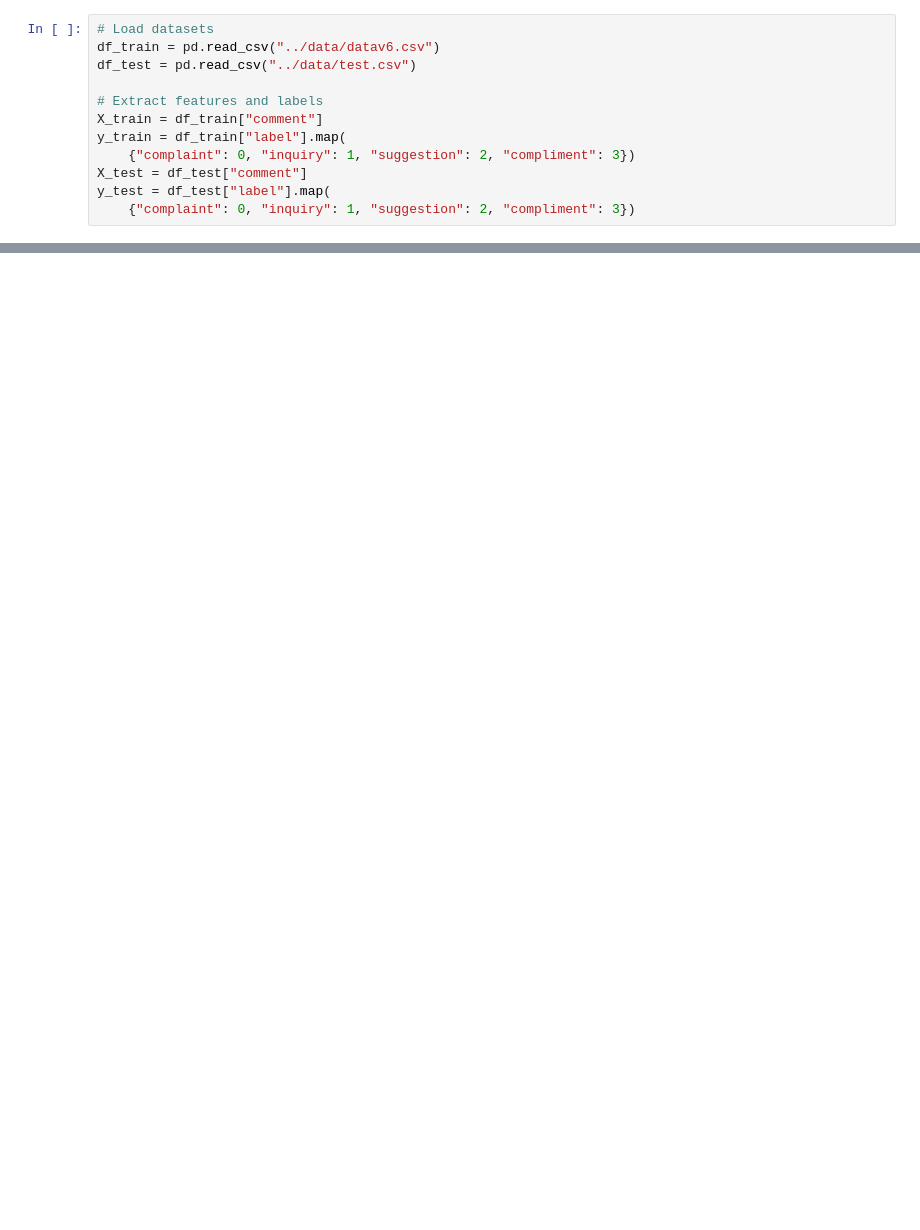
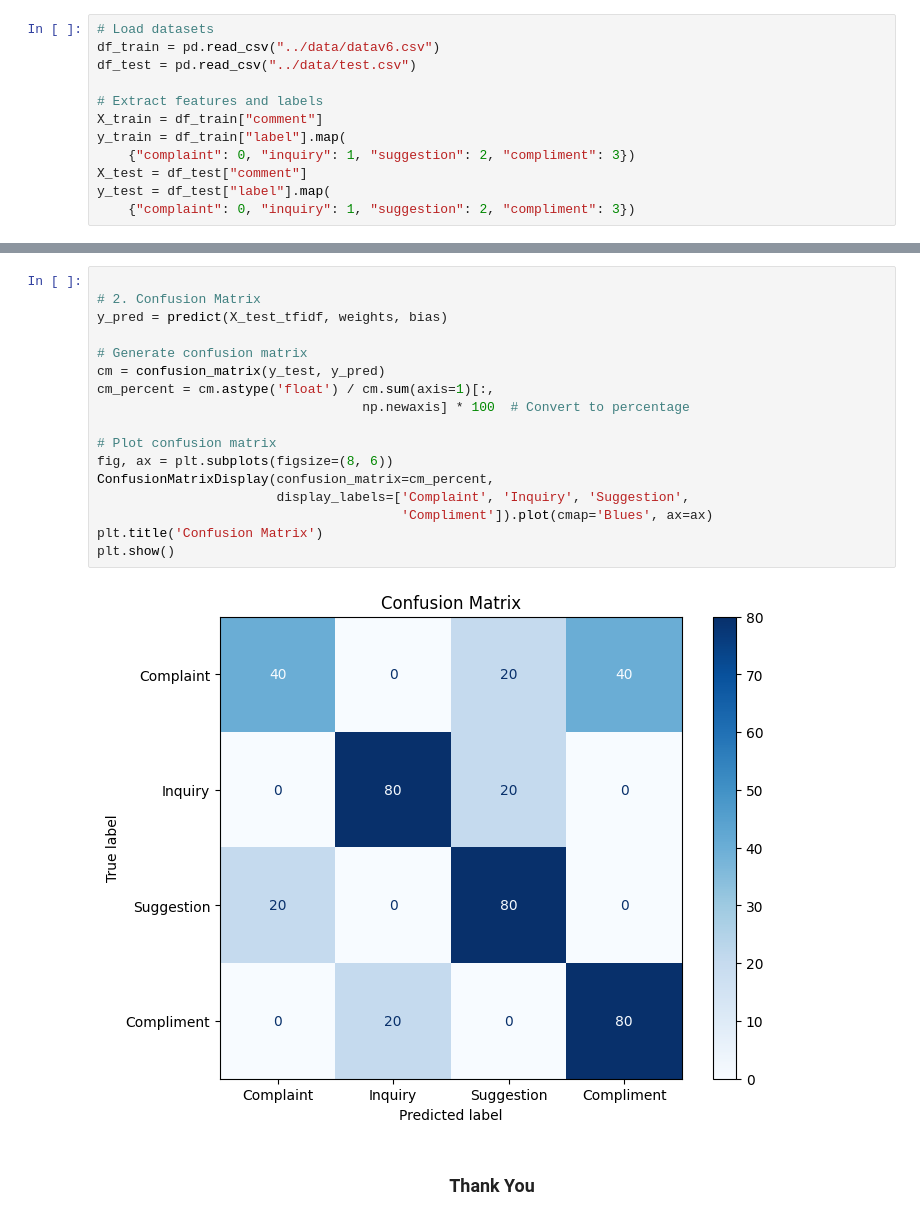
Before and after one commit to tahaalotwala/CitizenFeedbackClassification, a Jupyter notebook: LogisticRegression/index.ipynb, the cells around one changed output, grey strips where cells are left out. Drawn from its saved outputs; the diff is of its cells as text; blank space fills up the shorter version.

```diff
--- a/LogisticRegression/index.ipynb
+++ b/LogisticRegression/index.ipynb
@@ -122,0 +109,23 @@ weighted avg       0.03      0.18      0.05        68
+# %%
+
+# 2. Confusion Matrix
+y_pred = predict(X_test_tfidf, weights, bias)
+
+# Generate confusion matrix
+cm = confusion_matrix(y_test, y_pred)
+cm_percent = cm.astype('float') / cm.sum(axis=1)[:,
+                                  np.newaxis] * 100  # Convert to percentage
+
+# Plot confusion matrix
+fig, ax = plt.subplots(figsize=(8, 6))
+ConfusionMatrixDisplay(confusion_matrix=cm_percent,
+                       display_labels=['Complaint', 'Inquiry', 'Suggestion',
+                                       'Compliment']).plot(cmap='Blues', ax=ax)
+plt.title('Confusion Matrix')
+plt.show()
+# %% [output]
+[figure, added]
+# %% [markdown]
+<center>
+<h3> Thank You </h3>
+</center>
```
Also changed, not shown: parts of 11 cells of this notebook, 20 other files.
